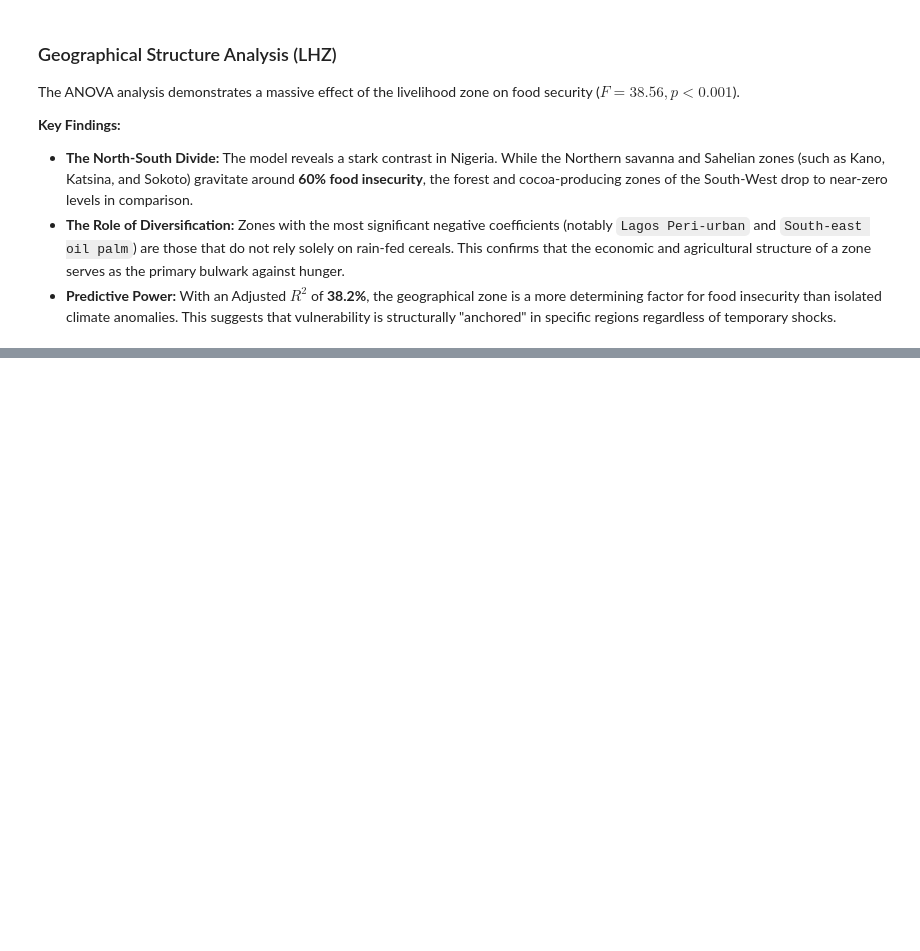
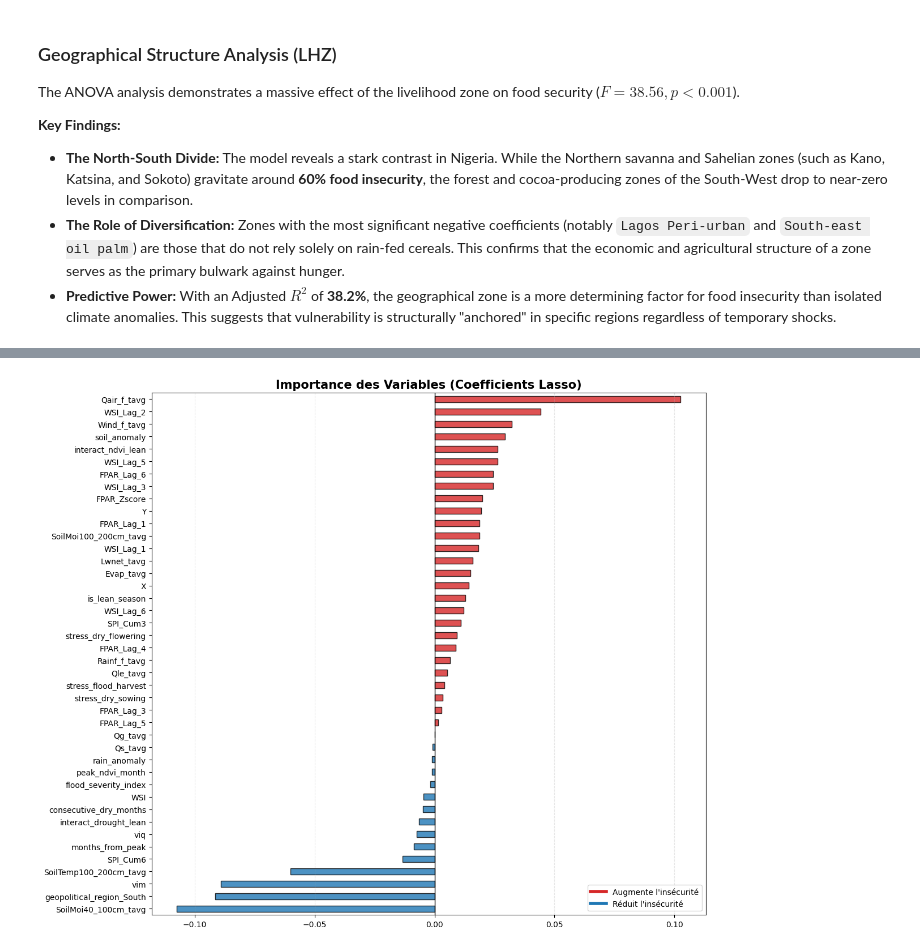
Before and after one commit to tnourlyn/Projet-de-Statapp---WFP-, a Jupyter notebook: notebooks/04_modeling.ipynb, the cells around one changed output, grey strips where cells are left out. Saved outputs shown, nothing was run; the diff lists cells and outputs as text; code cells hidden in the pictures; blank space fills up the shorter version.

```diff
--- a/notebooks/04_modeling.ipynb
+++ b/notebooks/04_modeling.ipynb
@@ -20,0 +51,10 @@ Système configuré. Racine : c:\Users\valen\OneDrive\Documents\GitHub\Projet-de
+# %%
+# 1. Identification de toutes les colonnes contenant "Proxy" (indépendamment de la casse)
+cols_proxy = [c for c in df.columns if 'proxy' in c.lower()]
+print(f"Colonnes à supprimer : {cols_proxy}")
+
+# 2. Création du DataFrame final "propre"
+df_final = df.drop(columns=cols_proxy)
+
+# 3. Vérification des colonnes restantes
+print(f"\nNombre de colonnes après nettoyage : {len(df_final.columns)}")
@@ -85,0 +279,31 @@ strong multicollinearity or other numerical problems.
+# %%
+import matplotlib.pyplot as plt
+import seaborn as sns
+from matplotlib.lines import Line2D
+
+# 1. Extraction et tri
+lasso_coefs = pd.Series(lasso.coef_, index=X_final.columns)
+selected_features = lasso_coefs[lasso_coefs != 0].sort_values(ascending=True)
+
+# 2. Graphique
+plt.figure(figsize=(12, 10))
+colors = ['#d62728' if x > 0 else '#1f77b4' for x in selected_features]
+
+selected_features.plot(kind='barh', color=colors, edgecolor='black', alpha=0.8)
+
+# 3. Cosmétique
+plt.title("Importance des Variables (Coefficients Lasso)", fontsize=15, fontweight='bold')
+plt.axvline(x=0, color='black', linestyle='-', linewidth=1)
+plt.grid(axis='x', linestyle='--', alpha=0.3)
+
+# Correction de la légende (Line2D a besoin de listes vides pour x et y)
+legend_elements = [
+    Line2D([], [], color='#d62728', lw=4, label="Augmente l'insécurité"),
+    Line2D([], [], color='#1f77b4', lw=4, label="Réduit l'insécurité")
+]
+plt.legend(handles=legend_elements, loc='lower right')
+
+plt.tight_layout()
+plt.show()
+# %% [output]
+[figure, added]
```
Also changed, not shown: parts of 16 cells of this notebook.
